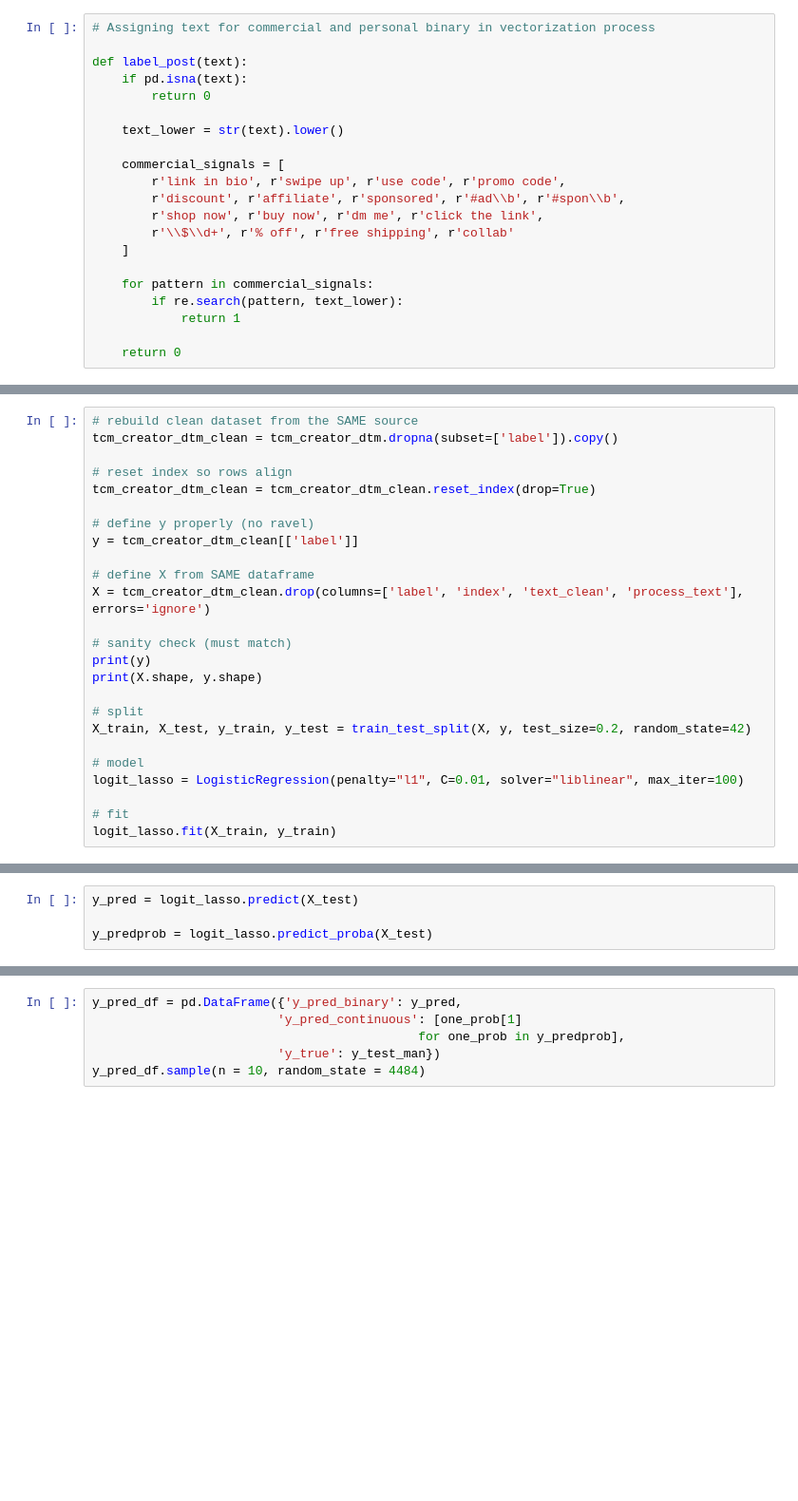
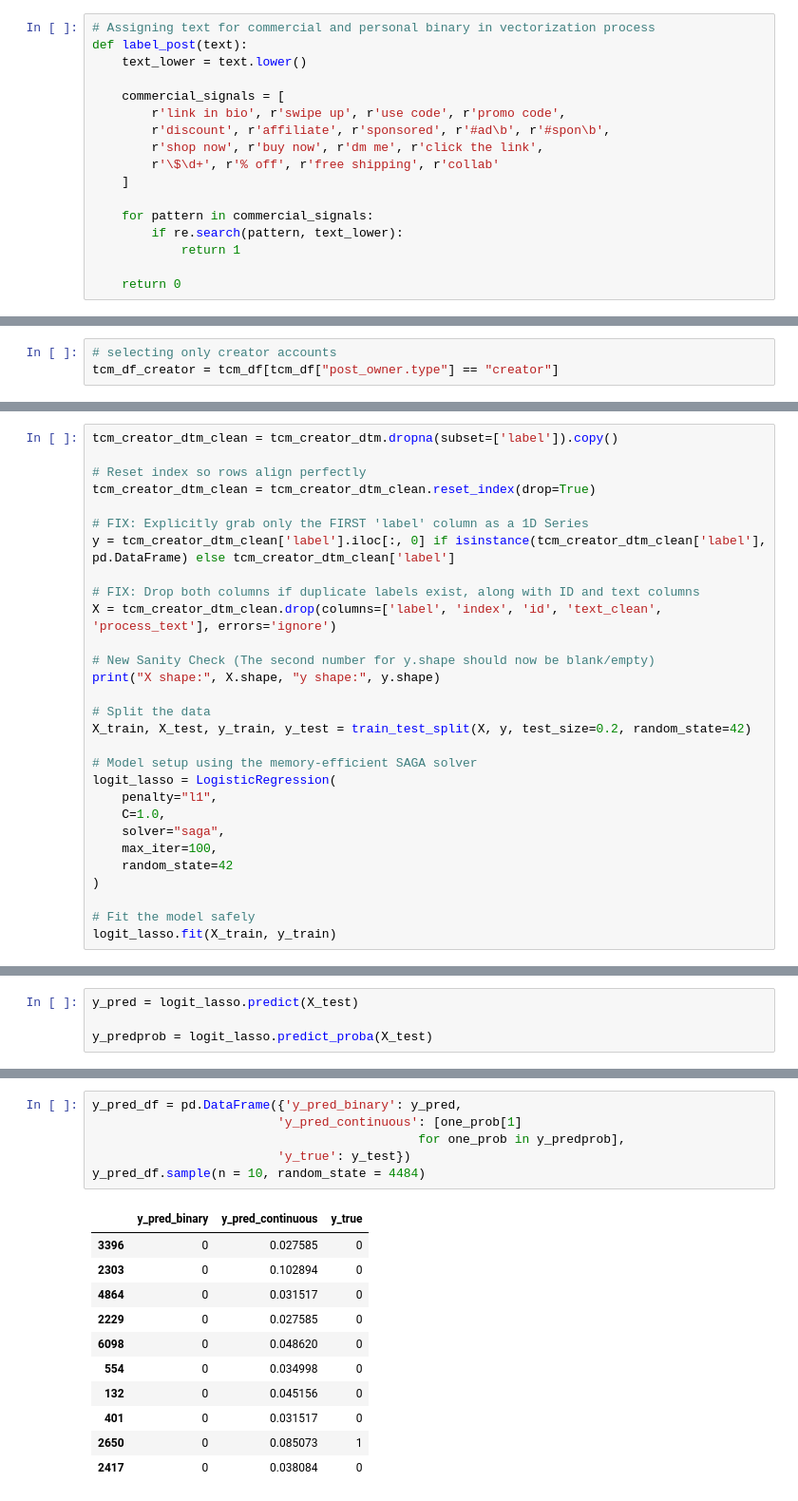
Before and after one commit to VicTan88/QSS20Final, a Jupyter notebook: Code/Analyze.ipynb, the cells around one changed output, grey strips where cells are left out. Shown at 95% size. Saved outputs shown, nothing was run; the diff lists cells and outputs as text; blank space fills up the shorter version.

```diff
--- a/Code/Analyze.ipynb
+++ b/Code/Analyze.ipynb
@@ -48,17 +52,13 @@ def processtext(one_str, stop_list):
 # %%
 # Assigning text for commercial and personal binary in vectorization process
-
 def label_post(text):
-    if pd.isna(text):
-        return 0
-
-    text_lower = str(text).lower()
+    text_lower = text.lower()
 
     commercial_signals = [
         r'link in bio', r'swipe up', r'use code', r'promo code',
-        r'discount', r'affiliate', r'sponsored', r'#ad\\b', r'#spon\\b',
+        r'discount', r'affiliate', r'sponsored', r'#ad\b', r'#spon\b',
         r'shop now', r'buy now', r'dm me', r'click the link',
-        r'\\$\\d+', r'% off', r'free shipping', r'collab'
+        r'\$\d+', r'% off', r'free shipping', r'collab'
     ]
 
     for pattern in commercial_signals:
@@ -91 +95,4 @@ tcm_df.head()
+# %%
+# selecting only creator accounts
+tcm_df_creator = tcm_df[tcm_df["post_owner.type"] == "creator"]
 # %%
@@ -109,25 +136,29 @@ tcm_creator_dtm = create_dtm(
 # %%
-# rebuild clean dataset from the SAME source
 tcm_creator_dtm_clean = tcm_creator_dtm.dropna(subset=['label']).copy()
 
-# reset index so rows align
+# Reset index so rows align perfectly
 tcm_creator_dtm_clean = tcm_creator_dtm_clean.reset_index(drop=True)
 
-# define y properly (no ravel)
-y = tcm_creator_dtm_clean[['label']]
+# FIX: Explicitly grab only the FIRST 'label' column as a 1D Series
+y = tcm_creator_dtm_clean['label'].iloc[:, 0] if isinstance(tcm_creator_dtm_clean['label'], pd.DataFrame) else tcm_creator_dtm_clean['label']
 
-# define X from SAME dataframe
-X = tcm_creator_dtm_clean.drop(columns=['label', 'index', 'text_clean', 'process_text'], errors='ignore')
+# FIX: Drop both columns if duplicate labels exist, along with ID and text columns
+X = tcm_creator_dtm_clean.drop(columns=['label', 'index', 'id', 'text_clean', 'process_text'], errors='ignore')
 
-# sanity check (must match)
-print(y)
-print(X.shape, y.shape)
+# New Sanity Check (The second number for y.shape should now be blank/empty)
+print("X shape:", X.shape, "y shape:", y.shape)
 
-# split
+# Split the data
 X_train, X_test, y_train, y_test = train_test_split(X, y, test_size=0.2, random_state=42)
 
-# model
-logit_lasso = LogisticRegression(penalty="l1", C=0.01, solver="liblinear", max_iter=100)
+# Model setup using the memory-efficient SAGA solver
+logit_lasso = LogisticRegression(
+    penalty="l1",
+    C=1.0,
+    solver="saga",
+    max_iter=100,
+    random_state=42
+)
 
-# fit
+# Fit the model safely
 logit_lasso.fit(X_train, y_train)
@@ -141,7 +182,19 @@ y_predprob[0:5]
 # %%
 y_pred_df = pd.DataFrame({'y_pred_binary': y_pred,
                          'y_pred_continuous': [one_prob[1]
                                             for one_prob in y_predprob],
-                         'y_true': y_test_man})
+                         'y_true': y_test})
 y_pred_df.sample(n = 10, random_state = 4484)
+# %% [output]
+|  | y_pred_binary | y_pred_continuous | y_true |
+| 3396 | 0 | 0.027585 | 0 |
+| 2303 | 0 | 0.102894 | 0 |
+| 4864 | 0 | 0.031517 | 0 |
+| 2229 | 0 | 0.027585 | 0 |
+| 6098 | 0 | 0.048620 | 0 |
+| 554 | 0 | 0.034998 | 0 |
+| 132 | 0 | 0.045156 | 0 |
+| 401 | 0 | 0.031517 | 0 |
+| 2650 | 0 | 0.085073 | 1 |
+| 2417 | 0 | 0.038084 | 0 |
 # %%
```
Also changed, not shown: parts of 15 cells of this notebook, 3 other files.
